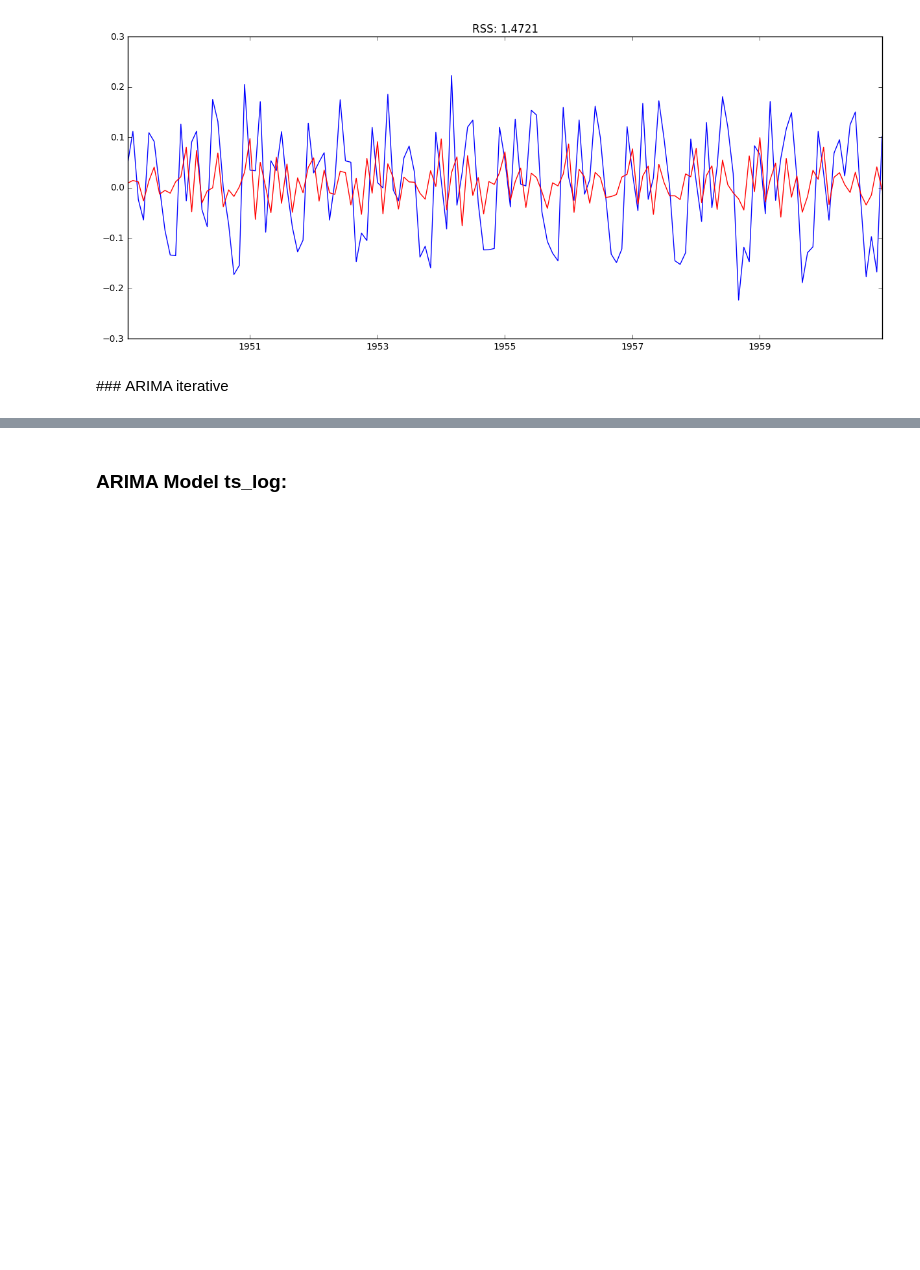
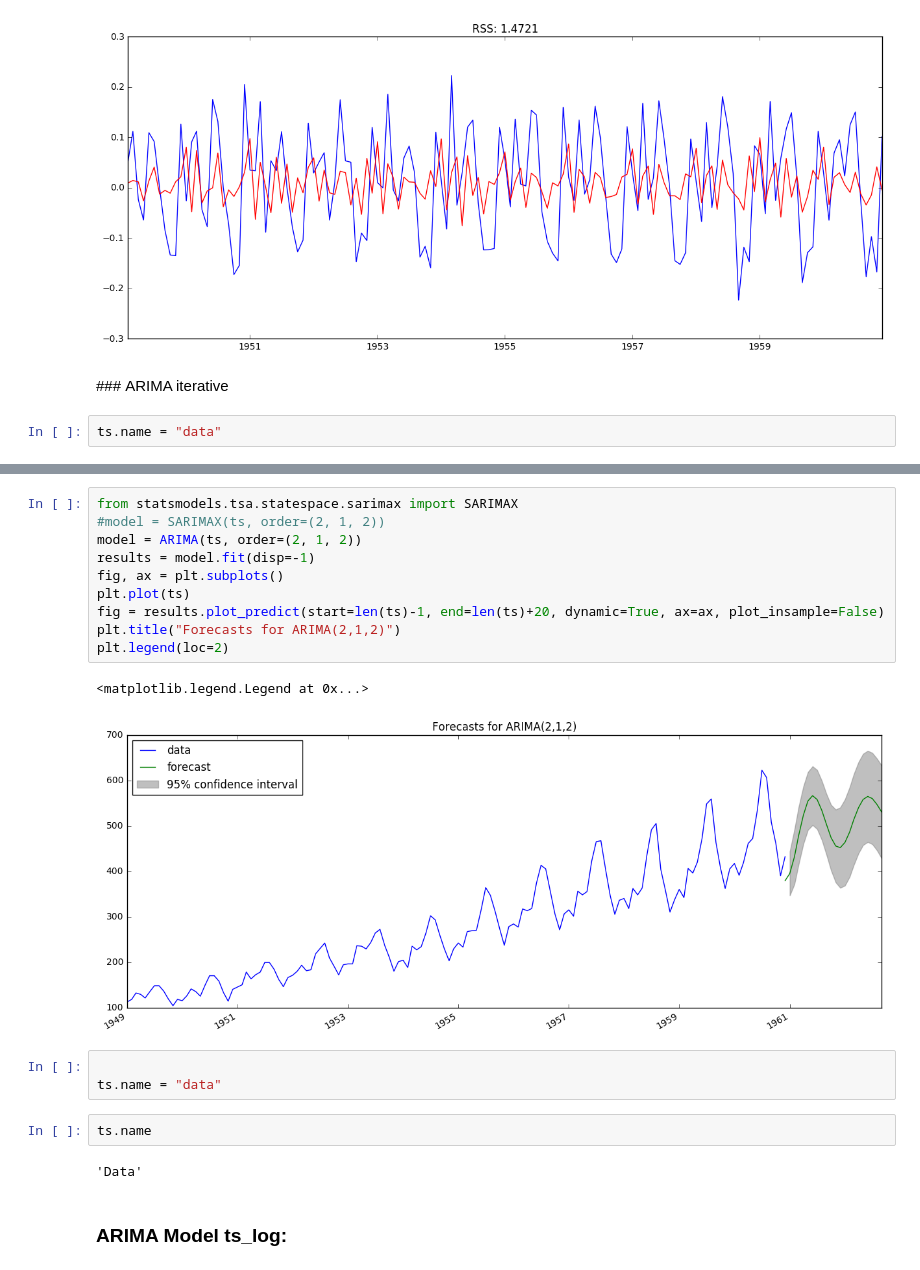
Before and after one commit to pedromorfeu/TFM, a Jupyter notebook: Time_Series_AirPassenger.ipynb, the cells around one changed output, grey strips where cells are left out. Saved outputs shown, nothing was run; the diff lists cells and outputs as text; blank space fills up the shorter version.

Commit message:
thesis time series forecast

```diff
--- a/Time_Series_AirPassenger.ipynb
+++ b/Time_Series_AirPassenger.ipynb
@@ -412,4 +412,6 @@ plt.title('RSS: %.4f'% sum((results_MA.fittedvalues-ts_log_diff)**2))
 [figure]
 # %% [markdown]
 ### ARIMA iterative
+# %%
+ts.name = "data"
 # %%
@@ -432,6 +438,26 @@ for ar in range(3):
 [figure]
 [figure]
 [figure]
+# %%
+from statsmodels.tsa.statespace.sarimax import SARIMAX
+#model = SARIMAX(ts, order=(2, 1, 2))
+model = ARIMA(ts, order=(2, 1, 2))
+results = model.fit(disp=-1)
+fig, ax = plt.subplots()
+plt.plot(ts)
+fig = results.plot_predict(start=len(ts)-1, end=len(ts)+20, dynamic=True, ax=ax, plot_insample=False)
+plt.title("Forecasts for ARIMA(2,1,2)")
+plt.legend(loc=2)
+# %% [output]
+<matplotlib.legend.Legend at 0x...>
+[figure, added]
+# %%
+
+ts.name = "data"
+# %%
+ts.name
+# %% [output]
+'Data'
 # %% [markdown]
 ### ARIMA Model ts_log:
 # %%
```
Also changed, not shown: parts of 1 cell of this notebook, 9 other files.
